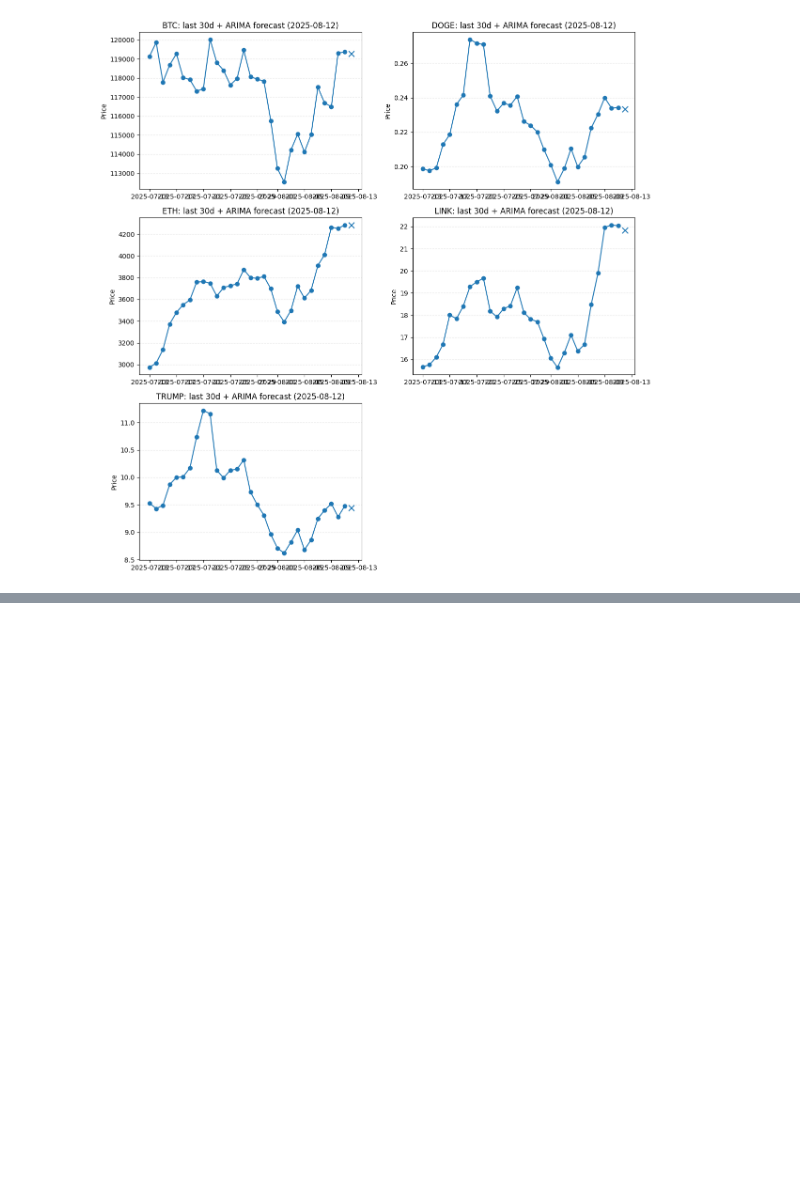
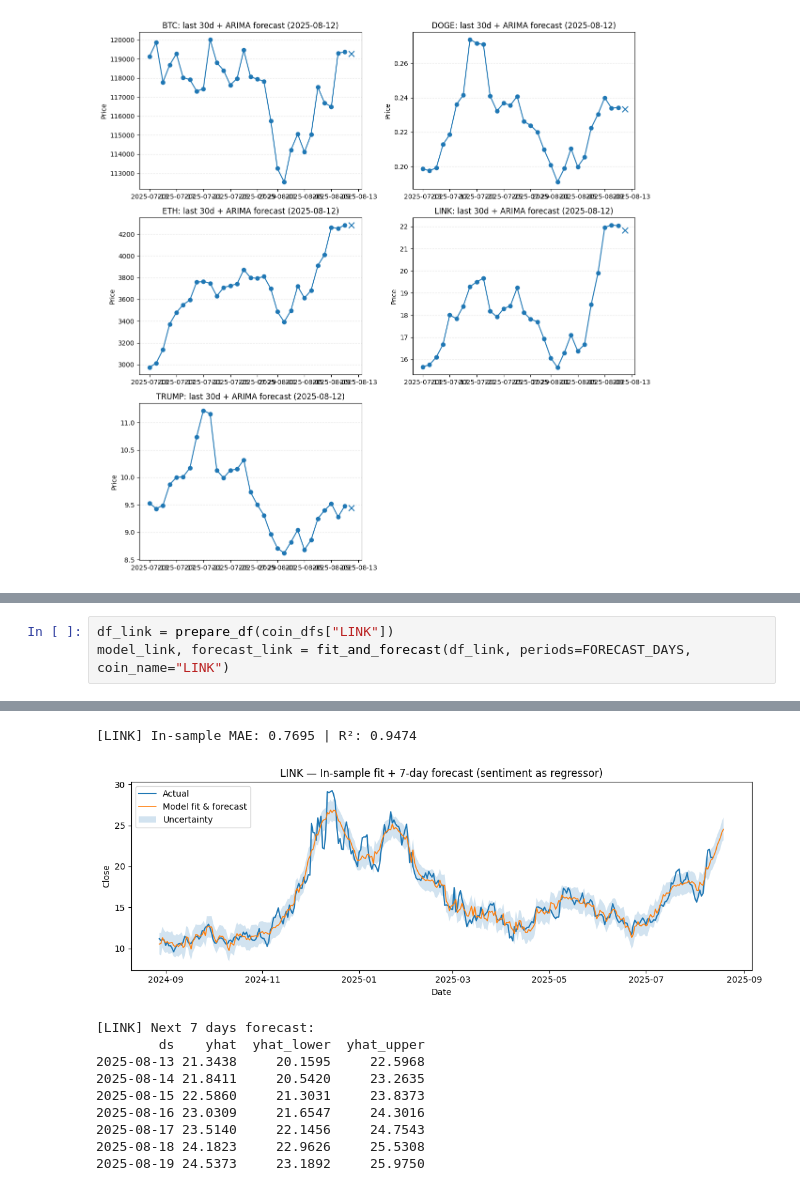
Before and after one commit to Eris-Leksi/Cryptocurrency-Price-Prediction-Models-, a Jupyter notebook: script.ipynb, the cells around one changed output, grey strips where cells are left out. Saved outputs shown, nothing was run; the diff lists cells and outputs as text; blank space fills up the shorter version.

```diff
--- a/script.ipynb
+++ b/script.ipynb
@@ -1397,0 +1414,4 @@ In summary, this project successfully modeled the interplay between sentiment an
+# %%
+df_link = prepare_df(coin_dfs["LINK"])
+model_link, forecast_link = fit_and_forecast(df_link, periods=FORECAST_DAYS, coin_name="LINK")
+# %% [output]
@@ -1397,0 +1420,11 @@ In summary, this project successfully modeled the interplay between sentiment an
+[LINK] In-sample MAE: 0.7695 | R²: 0.9474
+[figure, added]
+[LINK] Next 7 days forecast:
+        ds    yhat  yhat_lower  yhat_upper
+2025-08-13 21.3438     20.1595     22.5968
+2025-08-14 21.8411     20.5420     23.2635
+2025-08-15 22.5860     21.3031     23.8373
+2025-08-16 23.0309     21.6547     24.3016
+2025-08-17 23.5140     22.1456     24.7543
+2025-08-18 24.1823     22.9626     25.5308
+2025-08-19 24.5373     23.1892     25.9750
```
Also changed, not shown: parts of 32 cells of this notebook, 1 other file.
